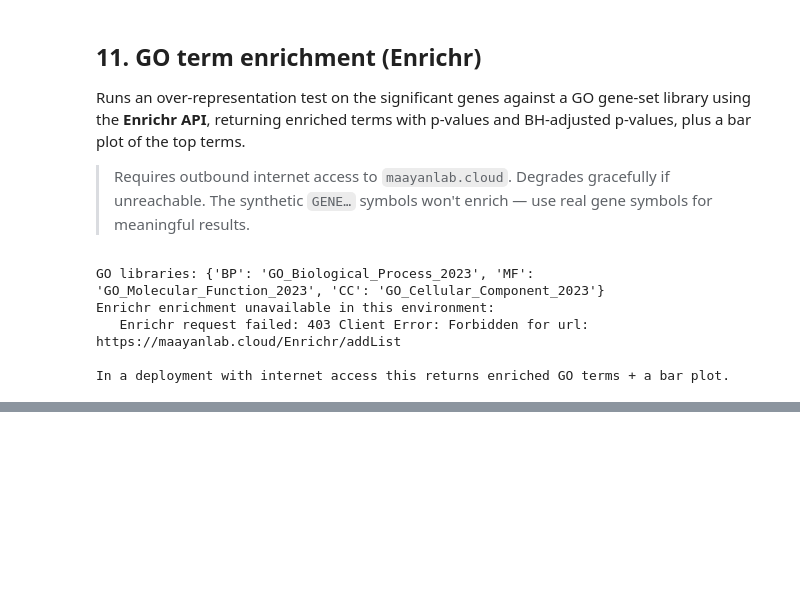
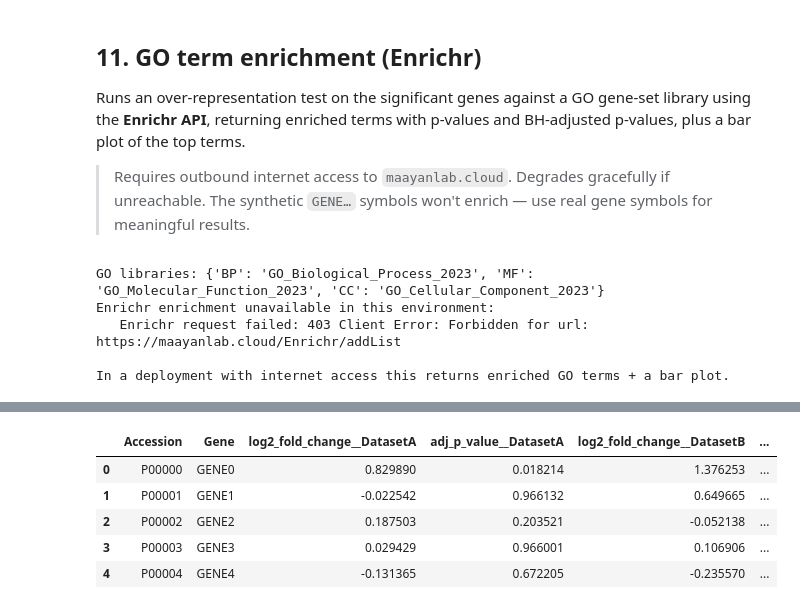
Before and after one commit to alanacaldwell-tech/MS_Processing_Software, a Jupyter notebook: notebooks/proteomics_processing.ipynb, the cells around one changed output, grey strips where cells are left out. Saved outputs shown, nothing was run; the diff lists cells and outputs as text; code cells hidden in the pictures; blank space fills up the shorter version.

```diff
--- a/notebooks/proteomics_processing.ipynb
+++ b/notebooks/proteomics_processing.ipynb
@@ -302,0 +328,16 @@ In a deployment with internet access this returns enriched GO terms + a bar plot
+# %%
+# Second data set (same proteins, a 'replication' experiment).
+dataset_b = msp.load_dataset(REPO_ROOT / "sample_data" / "sample_dataset_2.xlsx", "ABPP", 6)
+results_b = msp.compare_conditions(dataset_b, condition_map, "Treatment", "Mock")
+
+results_by_dataset = {"DatasetA": results, "DatasetB": results_b}
+
+aligned = msp.align_results(results_by_dataset, value_cols=("log2_fold_change", "adj_p_value"))
+aligned.head()
+# %% [output]
+|  | Accession | Gene | log2_fold_change__DatasetA | adj_p_value__DatasetA | log2_fold_change__DatasetB | ... |
+| 0 | P00000 | GENE0 | 0.829890 | 0.018214 | 1.376253 | ... |
+| 1 | P00001 | GENE1 | -0.022542 | 0.966132 | 0.649665 | ... |
+| 2 | P00002 | GENE2 | 0.187503 | 0.203521 | -0.052138 | ... |
+| 3 | P00003 | GENE3 | 0.029429 | 0.966001 | 0.106906 | ... |
+| 4 | P00004 | GENE4 | -0.131365 | 0.672205 | -0.235570 | ... |
```
Also changed, not shown: parts of 15 cells of this notebook, 10 other files.
